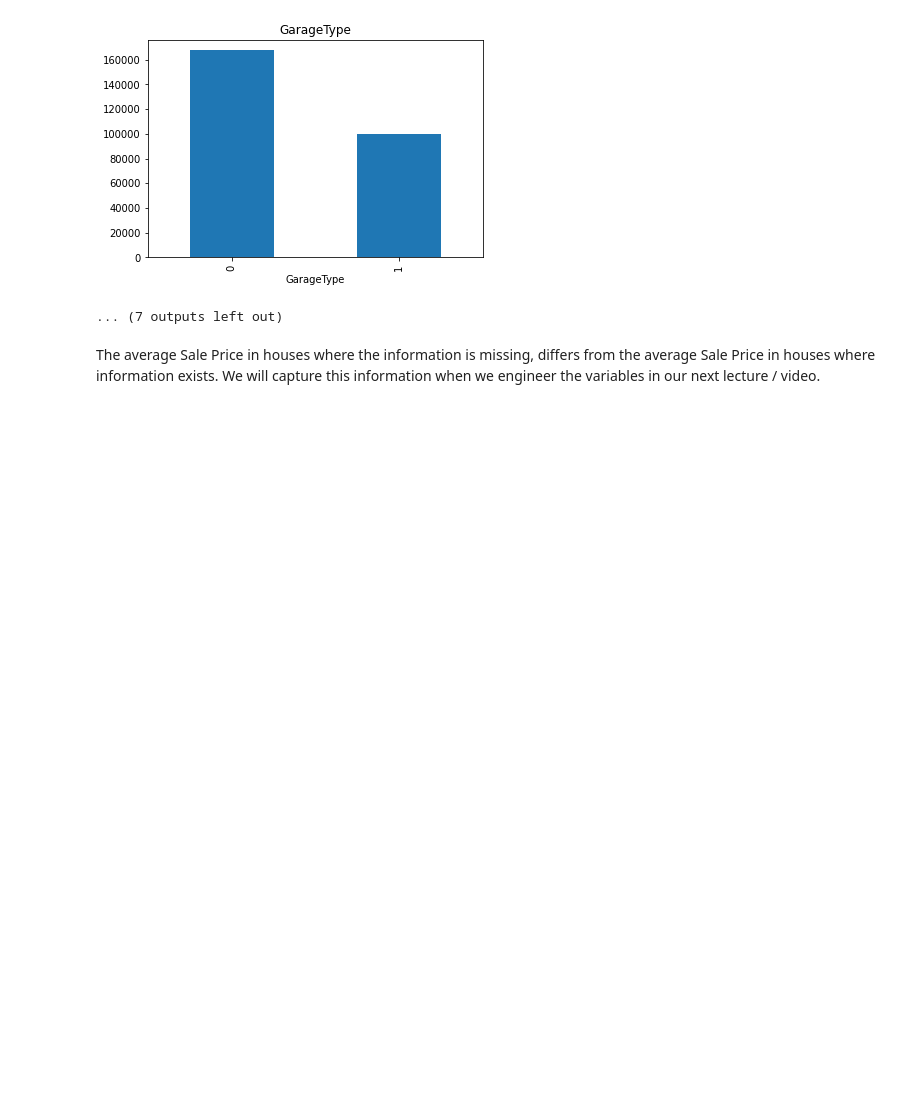
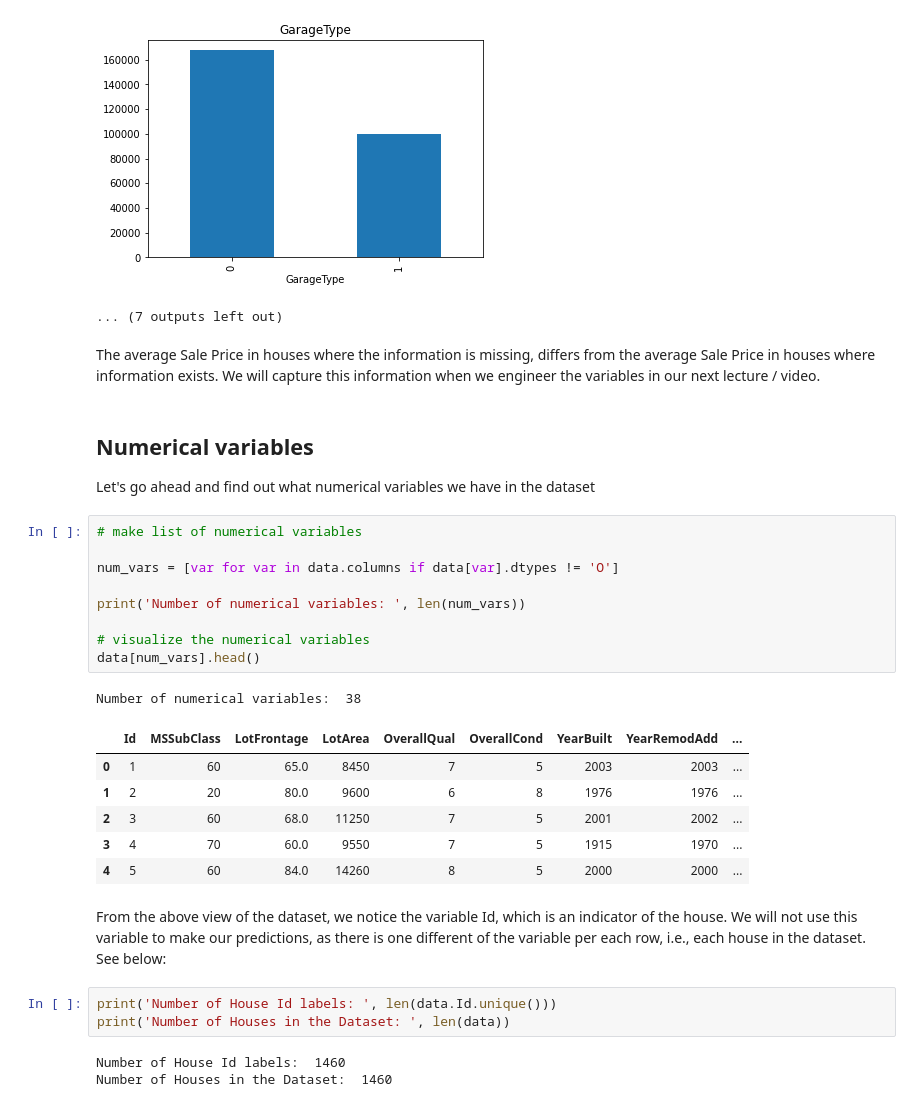
Before and after one commit to Jeffresh/deployment-of-machine-learning-models, a Jupyter notebook: section2/dataAnalysis.ipynb, the cells around one changed output. Drawn from its saved outputs; the diff is of its cells as text; blank space fills up the shorter version.

```diff
--- a/section2/dataAnalysis.ipynb
+++ b/section2/dataAnalysis.ipynb
@@ -94,3 +94,31 @@ for var in vars_with_na:
 # %% [markdown]
 The average Sale Price in houses where the information is missing, differs from the average Sale Price in houses where information exists.
 We will capture this information when we engineer the variables in our next lecture / video.
+# %% [markdown]
+## Numerical variables
+Let's go ahead and find out what numerical variables we have in the dataset
+# %%
+# make list of numerical variables
+
+num_vars = [var for var in data.columns if data[var].dtypes != 'O']
+
+print('Number of numerical variables: ', len(num_vars))
+
+# visualize the numerical variables
+data[num_vars].head()
+# %% [output]
+Number of numerical variables:  38
+|  | Id | MSSubClass | LotFrontage | LotArea | OverallQual | OverallCond | YearBuilt | YearRemodAdd | ... |
+| 0 | 1 | 60 | 65.0 | 8450 | 7 | 5 | 2003 | 2003 | ... |
+| 1 | 2 | 20 | 80.0 | 9600 | 6 | 8 | 1976 | 1976 | ... |
+| 2 | 3 | 60 | 68.0 | 11250 | 7 | 5 | 2001 | 2002 | ... |
+| 3 | 4 | 70 | 60.0 | 9550 | 7 | 5 | 1915 | 1970 | ... |
+| 4 | 5 | 60 | 84.0 | 14260 | 8 | 5 | 2000 | 2000 | ... |
+# %% [markdown]
+From the above view of the dataset, we notice the variable Id, which is an indicator of the house. We will not use this variable to make our predictions, as there is one different of the variable per each row, i.e., each house in the dataset. See below:
+# %%
+print('Number of House Id labels: ', len(data.Id.unique()))
+print('Number of Houses in the Dataset: ', len(data))
+# %% [output]
+Number of House Id labels:  1460
+Number of Houses in the Dataset:  1460
```
Also changed, not shown: parts of 8 cells of this notebook.
